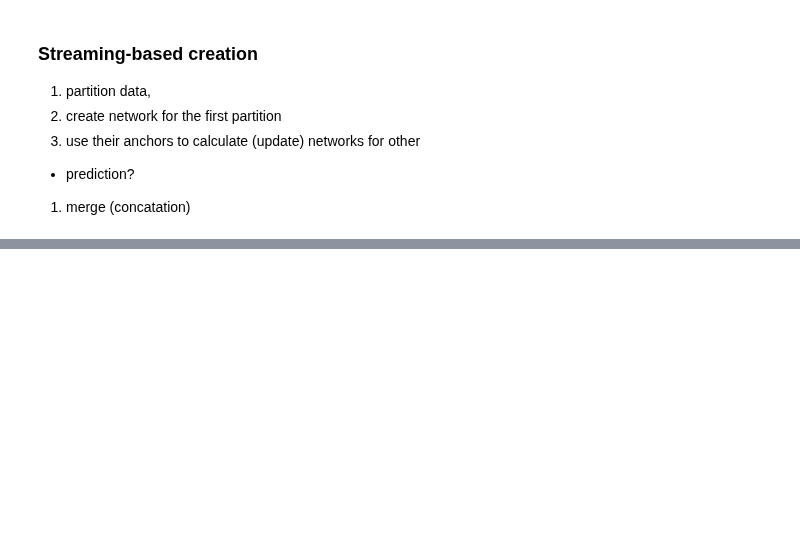
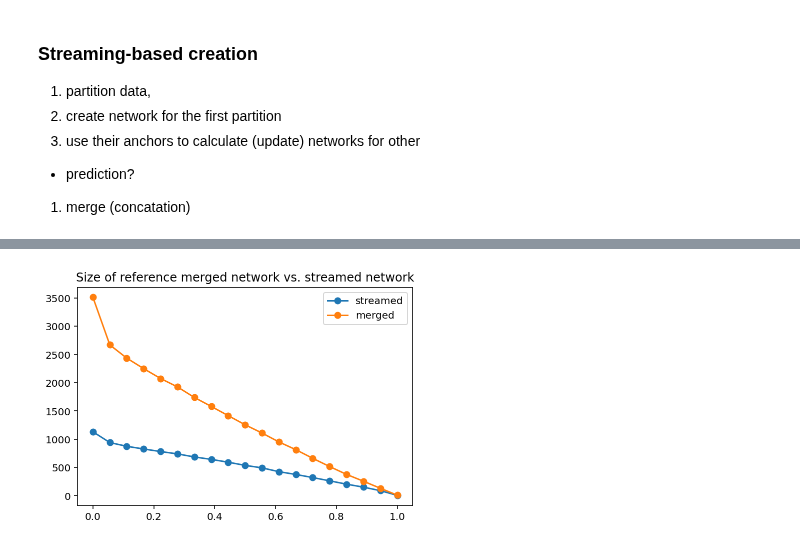
Before and after one commit to jrybicki-jsc/smms, a Jupyter notebook: graphla/netprediction.ipynb, the cells around one changed output, grey strips where cells are left out. Saved outputs shown, nothing was run; the diff lists cells and outputs as text; code cells hidden in the pictures; blank space fills up the shorter version.

```diff
--- a/graphla/netprediction.ipynb
+++ b/graphla/netprediction.ipynb
@@ -356,4 +321,0 @@ def naive_merge(n1, n2):
-# %%
-merged = origin_net.copy()
-for d in true_dicts:
-    merged = naive_merge(merged, d)
@@ -367,0 +324,3 @@ subsamp['apk'].unique().shape
+# %%
+with open('../res/9003-stream-nets.pickle', 'rb') as f:
+    st_nets = pickle.load(f)
@@ -367,0 +382,10 @@ subsamp['apk'].unique().shape
+# %%
+size = sum(map(sum, st_nets[0.0][1].values()))
+comp = {gamma: len(voting) for gamma, [merged, voting] in st_nets.items()}
+# %%
+plt.title('Size of reference merged network vs. streamed network')
+plt.plot(list(comp.keys()), list(comp.values()),'-o', label='streamed')
+plt.plot(df.ref*d_size, '-o', label='merged')
+plt.legend();
+# %% [output]
+[figure, added]
```
Also changed, not shown: parts of 32 cells of this notebook.
